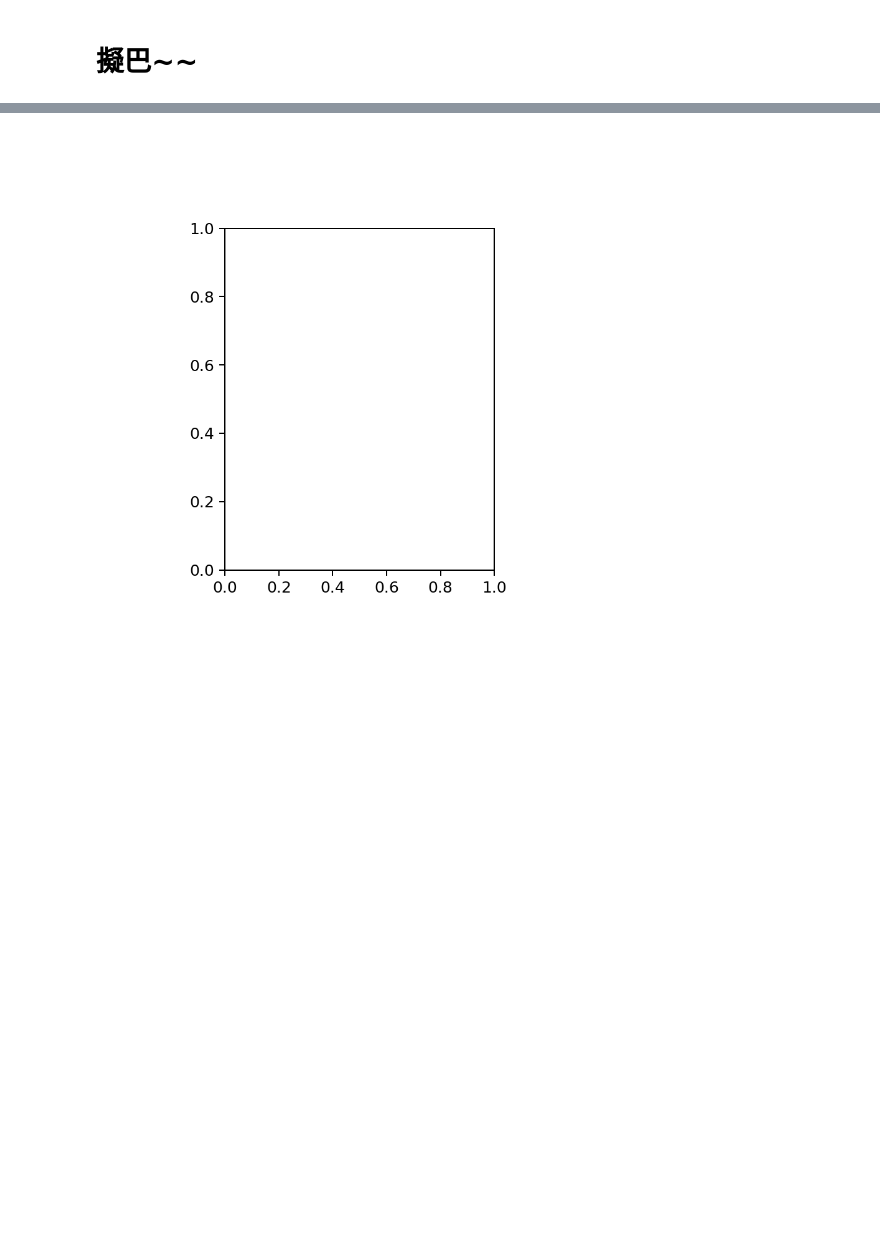
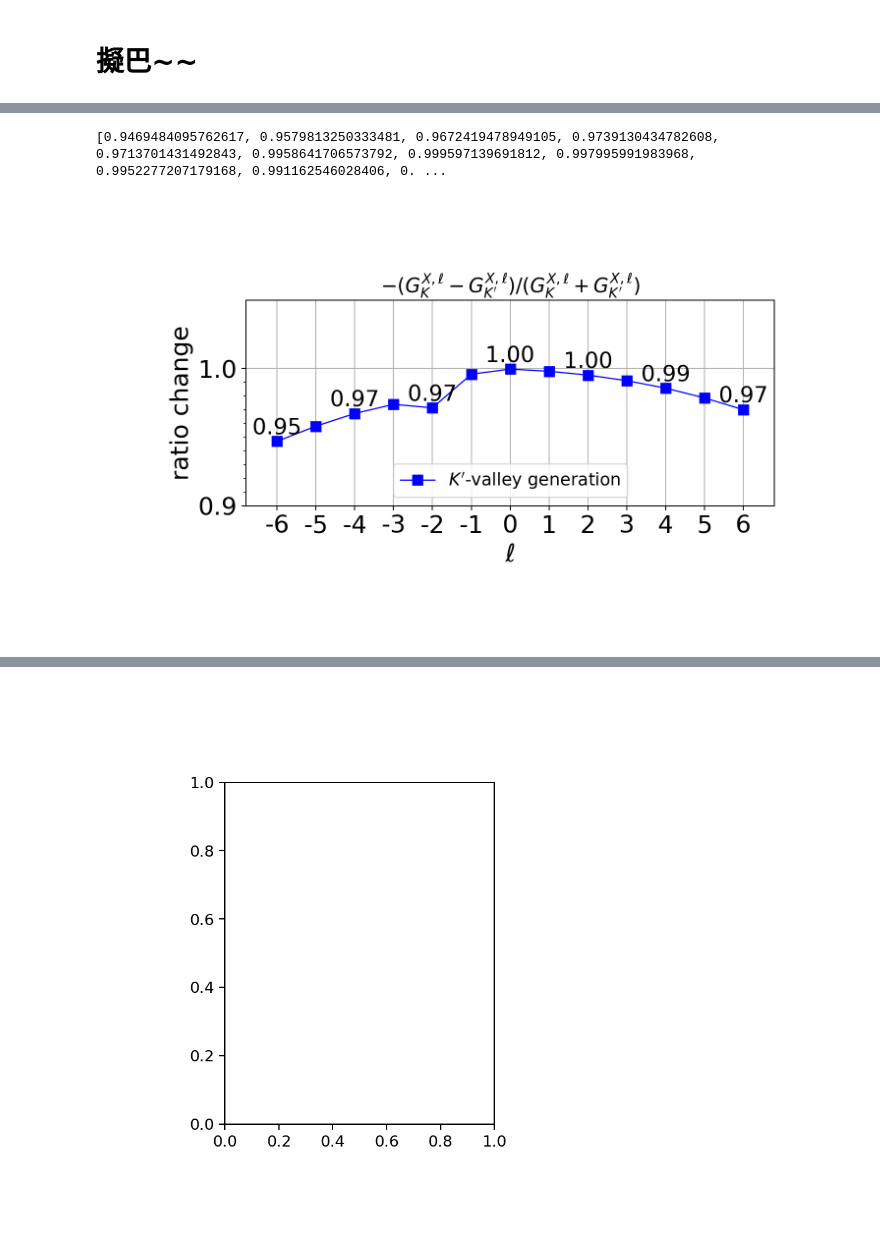
Before and after one commit to Liubroke13/VectorVortexBeam, a Jupyter notebook: Dop_version3.ipynb, the cells around one changed output, grey strips where cells are left out. Cells and saved outputs as stored; diff of their text form; code cells hidden in the pictures; blank space fills up the shorter version.

```diff
--- a/Dop_version3.ipynb
+++ b/Dop_version3.ipynb
@@ -763,0 +714,50 @@ VBox(children=(Label(value='coefficient:'), VBox(children=(FloatSlider(value=0.0
+# %%
+fig, ax = plt.subplots(figsize=(8.5, 5), dpi=180)
+
+GKinRCP = [90.04, 91.57, 93.10, 94.63, 96.16, 97.70, 99.27, 91.69, 91.58, 90.80, 89.48, 88.07, 86.61]
+GKprimeinRCP = [1.37, 0.99, 0.67, 0.42, 0.23, 0.10, 0.02, 0.19, 1.33, 1.20, 1.49, 1.89, 2.36]
+
+GKinLCP = [2.36, 1.89, 1.49, 1.20, 1.33, 0.19, 0.02, 0.10, 0.23, 0.42, 0.67, 0.99, 1.37]
+GKprimeinLCP = [86.61, 88.07, 89.48, 90.80, 91.58, 91.69, 99.27, 99.70, 96.16, 94.63, 93.10, 91.57, 90.04]
+
+all_one = []
+Gratio = []
+for i in range(13):
+    # Gratio += [(GKinRCP[i]-GKprimeinRCP[i])/(GKinRCP[i]+GKprimeinRCP[i])]
+    Gratio += [-(GKinLCP[i]-GKprimeinLCP[i])/(GKinLCP[i]+GKprimeinLCP[i])]
+print(Gratio)
+
+
+ax.cla()
+globals()['G_data'] = []
+for l in range(-6,7,1):
+    globals()['G_data'] += [Gratio[l+6]]
+
+ax.plot( np.linspace(-6, 6, 13), globals()['G_data'], marker='s', linestyle='solid', markersize=8, color='blue' ,linewidth=1, zorder=2)
+
+globals()['G_data_for_text'] = []
+for L in range(-6,7,2):
+    globals()['G_data_for_text'] += [Gratio[L+6]]
+for j, v in enumerate(globals()['G_data_for_text']):
+    ax.text((j-3)*2, v+0.005, "%2.2f" %v, ha="center", fontsize=18)
+
+
+ax.grid()
+ax.set_title('$-(G^{X, \ell}_{K}-G^{X, \ell}_{K\'})/(G^{X, \ell}_{K}+G^{X, \ell}_{K\'})$', fontsize=16)
+ax.set_ylabel('ratio change', fontsize=20, rotation=90)
+ax.set_yticks(np.arange(0, 1.01, 1./10))
+ax.set_yticks(np.arange(0, 1.01, 1./100), minor=True)
+ax.set_ylim(0.9, 1.05)
+ax.set_xlabel('$\ell$', fontsize=20)
+# ax.set_xticks(np.linspace(-6, 6, 13), [' ', ' ', ' ', ' ', ' ', ' ',' ', ' ', ' ', ' ', ' ', ' ', ' '])
+ax.set_xticks(np.linspace(-6, 6, 13), ['-6', '-5', '-4', '-3', '-2', '-1', '0', '1', '2', '3', '4', '5', '6'])
+ax.set_xlim(-6.8, 6.8)
+ax.legend(['$K\'$-valley generation'], fontsize=14, loc='lower center')
+ax.tick_params(axis='both', which='major', labelsize=20)
+
+
+plt.tight_layout(pad=6)
+plt.show()
+# %% [output]
+[0.9469484095762617, 0.9579813250333481, 0.9672419478949105, 0.9739130434782608, 0.9713701431492843, 0.9958641706573792, 0.999597139691812, 0.997995991983968, 0.9952277207179168, 0.991162546028406, 0. ...
+[figure, added]
```
Also changed, not shown: parts of 9 cells of this notebook.
